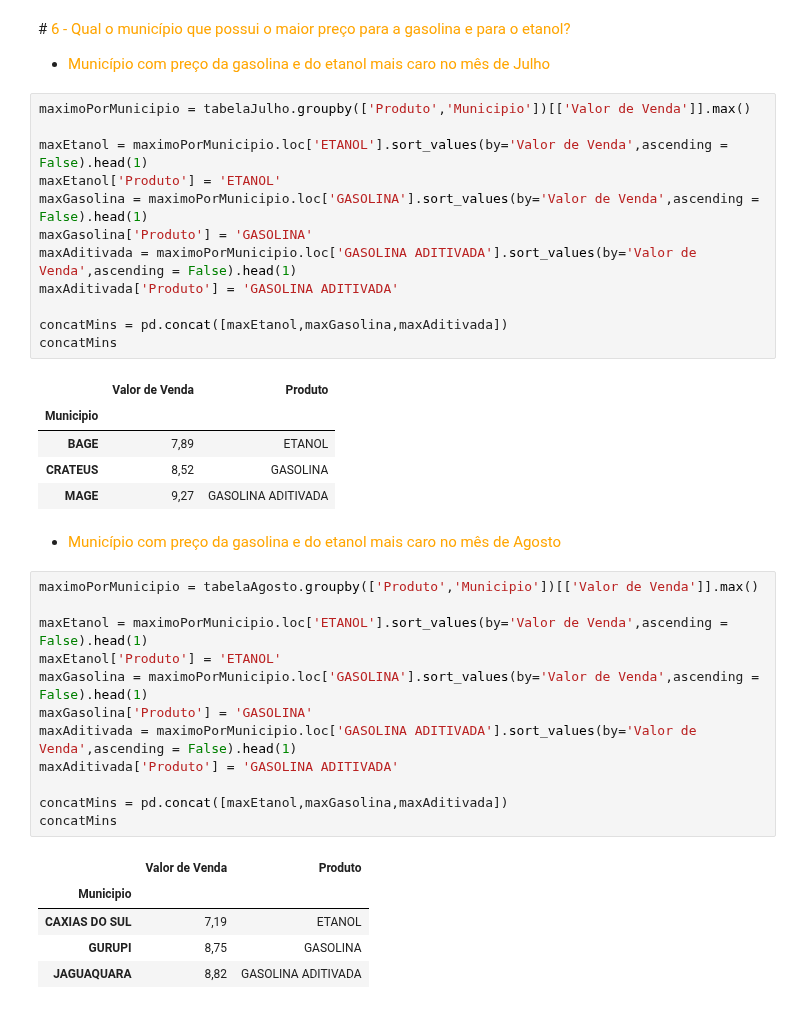
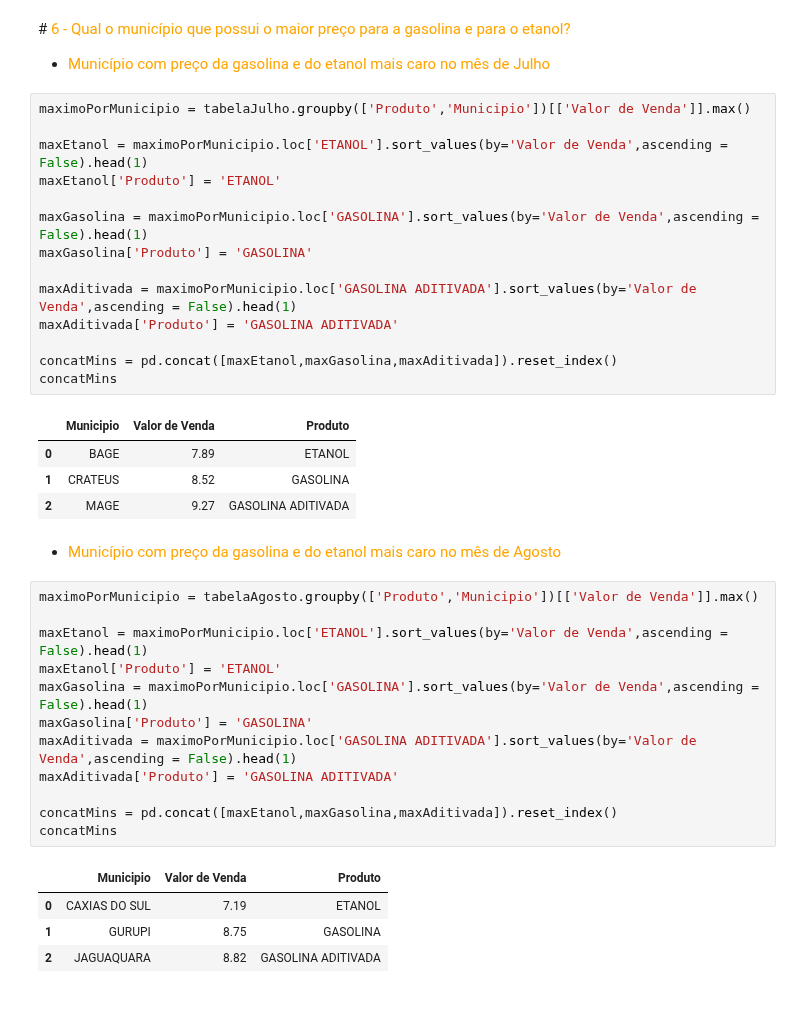
Before and after one commit to joaorosa2/analise_combustiveis_brasil, a Jupyter notebook: ProjetoM4.ipynb, the cells around one changed output. Cells and saved outputs as stored; diff of their text form.

```diff
--- a/ProjetoM4.ipynb
+++ b/ProjetoM4.ipynb
@@ -280,21 +281,22 @@ correlacao
 # %%
 maximoPorMunicipio = tabelaJulho.groupby(['Produto','Municipio'])[['Valor de Venda']].max()
 
 maxEtanol = maximoPorMunicipio.loc['ETANOL'].sort_values(by='Valor de Venda',ascending = False).head(1)
 maxEtanol['Produto'] = 'ETANOL'
+
 maxGasolina = maximoPorMunicipio.loc['GASOLINA'].sort_values(by='Valor de Venda',ascending = False).head(1)
 maxGasolina['Produto'] = 'GASOLINA'
+
 maxAditivada = maximoPorMunicipio.loc['GASOLINA ADITIVADA'].sort_values(by='Valor de Venda',ascending = False).head(1)
 maxAditivada['Produto'] = 'GASOLINA ADITIVADA'
 
-concatMins = pd.concat([maxEtanol,maxGasolina,maxAditivada])
+concatMins = pd.concat([maxEtanol,maxGasolina,maxAditivada]).reset_index()
 concatMins
 # %% [output]
-|  | Valor de Venda | Produto |
-| Municipio |  |  |
-| BAGE | 7,89 | ETANOL |
-| CRATEUS | 8,52 | GASOLINA |
-| MAGE | 9,27 | GASOLINA ADITIVADA |
+|  | Municipio | Valor de Venda | Produto |
+| 0 | BAGE | 7.89 | ETANOL |
+| 1 | CRATEUS | 8.52 | GASOLINA |
+| 2 | MAGE | 9.27 | GASOLINA ADITIVADA |
 # %% [markdown]
 - <font color = orange> Município com preço da gasolina e do etanol mais caro no mês de Agosto
 # %%
@@ -307,11 +309,10 @@ maxGasolina['Produto'] = 'GASOLINA'
 maxAditivada = maximoPorMunicipio.loc['GASOLINA ADITIVADA'].sort_values(by='Valor de Venda',ascending = False).head(1)
 maxAditivada['Produto'] = 'GASOLINA ADITIVADA'
 
-concatMins = pd.concat([maxEtanol,maxGasolina,maxAditivada])
+concatMins = pd.concat([maxEtanol,maxGasolina,maxAditivada]).reset_index()
 concatMins
 # %% [output]
-|  | Valor de Venda | Produto |
-| Municipio |  |  |
-| CAXIAS DO SUL | 7,19 | ETANOL |
-| GURUPI | 8,75 | GASOLINA |
-| JAGUAQUARA | 8,82 | GASOLINA ADITIVADA |
+|  | Municipio | Valor de Venda | Produto |
+| 0 | CAXIAS DO SUL | 7.19 | ETANOL |
+| 1 | GURUPI | 8.75 | GASOLINA |
+| 2 | JAGUAQUARA | 8.82 | GASOLINA ADITIVADA |
```
Also changed, not shown: parts of 4 cells of this notebook.
